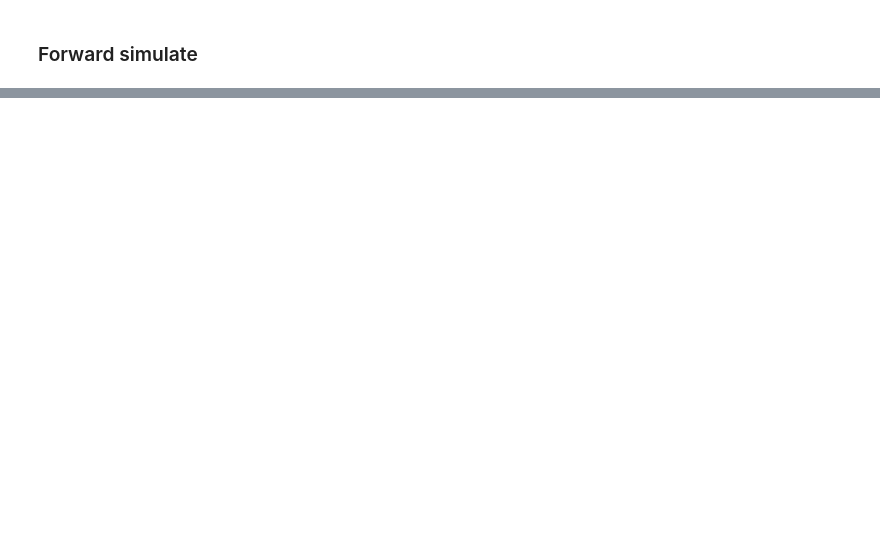
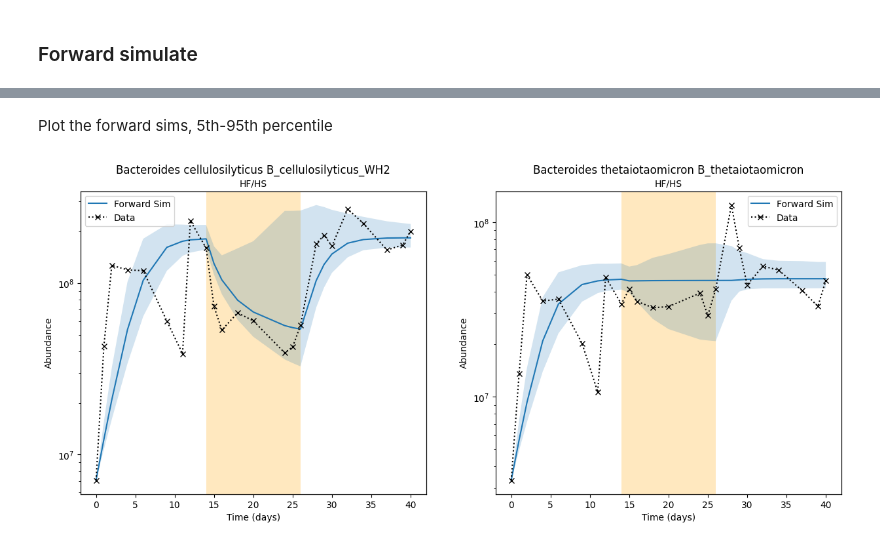
Before and after one commit to alejandrocs98/masters-thesis, a Jupyter notebook: mdsine2_mcnulty_lf0.ipynb, the cells around one changed output, grey strips where cells are left out. Cells and saved outputs as stored; diff of their text form; code cells hidden in the pictures; blank space fills up the shorter version.

Commit message:
MDSINE2 Tutorials completed with LF0 dataset

```diff
--- a/mdsine2_mcnulty_lf0.ipynb
+++ b/mdsine2_mcnulty_lf0.ipynb
@@ -565,2 +684,13 @@ plt.show()
 # %% [markdown]
 ### Forward simulate
+# %%
+# Define Subject
+subj_val = mcnulty_lf0_validate['1']
+# Make a numpy matrix out of our data - returns the raw reads, the relative abundance, and the absolute abundance {base/subject.py}
+M_truth_val = subj_val.matrix()['abs']          # Returns Dict[str, np.ndarray]
+print('Absolute abundance true value matrix shape for subject 1: ', M_truth_val.shape)
+# Get initial conditions
+initial_conditions_val = M_truth_val[:,0]
+times_val = subj_val.times
+print('Initial conditions (Absolute abundace for each species): ', initial_conditions_val)
+print('Times: ', times_val)
@@ -566,0 +704,10 @@ plt.show()
+# %%
+# Forward simulate for each gibb step. Forward simulate the dynamics from a chain. This assumes that the initial conditions occur at time times[0] {model.py}
+# class gLVDynamicsSingleClustering -> Discretized Generalized Lotka-Voltera Dynamics with clustered interactions and perturbations.
+M_val = md2.model.gLVDynamicsSingleClustering.forward_sim_from_chain(   # returns np.ndarray(n_gibbs, n_taxa, len(times))
+    mcmc_lf0_cv,                                                        # MCMC chain with all of the traces of the parameters (mdsine2.BaseMCMC)
+    subj=subj_val,                                                      # This is the subject we are forward simulating for. Start and end times for each perturbation needed (mdsine2.Subject)
+    initial_conditions=initial_conditions_val,                          # Initial conditions for each taxon {np.ndarray(n_taxa)}
+    times=times_val,                                                    # Times for the forward simulation {np.ndarray(n_times)}
+    simulation_dt=0.01                                                  # Time step for the forward simulation {float}
+)
@@ -566,0 +732,27 @@ plt.show()
+# %% [markdown]
+Plot the forward sims, 5th-95th percentile
+# %%
+# Define the taxas
+taxa_val = subj_val.taxa
+# Define percentiles
+low_val = np.percentile(M_val, q=5, axis=0)
+med_val = np.percentile(M_val, q=50, axis=0)
+high_val = np.percentile(M_val, q=95, axis=0)
+# %%
+oidxs = [1,3]
+fig, axs = plt.subplots(1, 2, figsize=(15, 6))
+for i, oidx in enumerate(oidxs):
+    ax = axs[i]
+    ax.fill_between(times_val, y1=low_val[oidx, :], y2=high_val[oidx, :], alpha=0.2)
+    ax.plot(times_val, med_val[oidx,:], label='Forward Sim')
+    ax.plot(times_val, M_truth_val[oidx, :], label='Data', marker='x', color='black',
+           linestyle=':')
+    ax.set_yscale('log')
+    ax.set_xlabel('Time (days)')
+    ax.set_ylabel('Abundance')
+    ax.set_title(md2.taxaname_for_paper(taxa[oidx], taxa))
+    md2.visualization.shade_in_perturbations(ax, perturbations=subj.perturbations, subj=subj)
+    ax.legend()
+plt.show()
+# %% [output]
+[figure, added]
```
Also changed, not shown: parts of 15 cells of this notebook, 15 other files.
